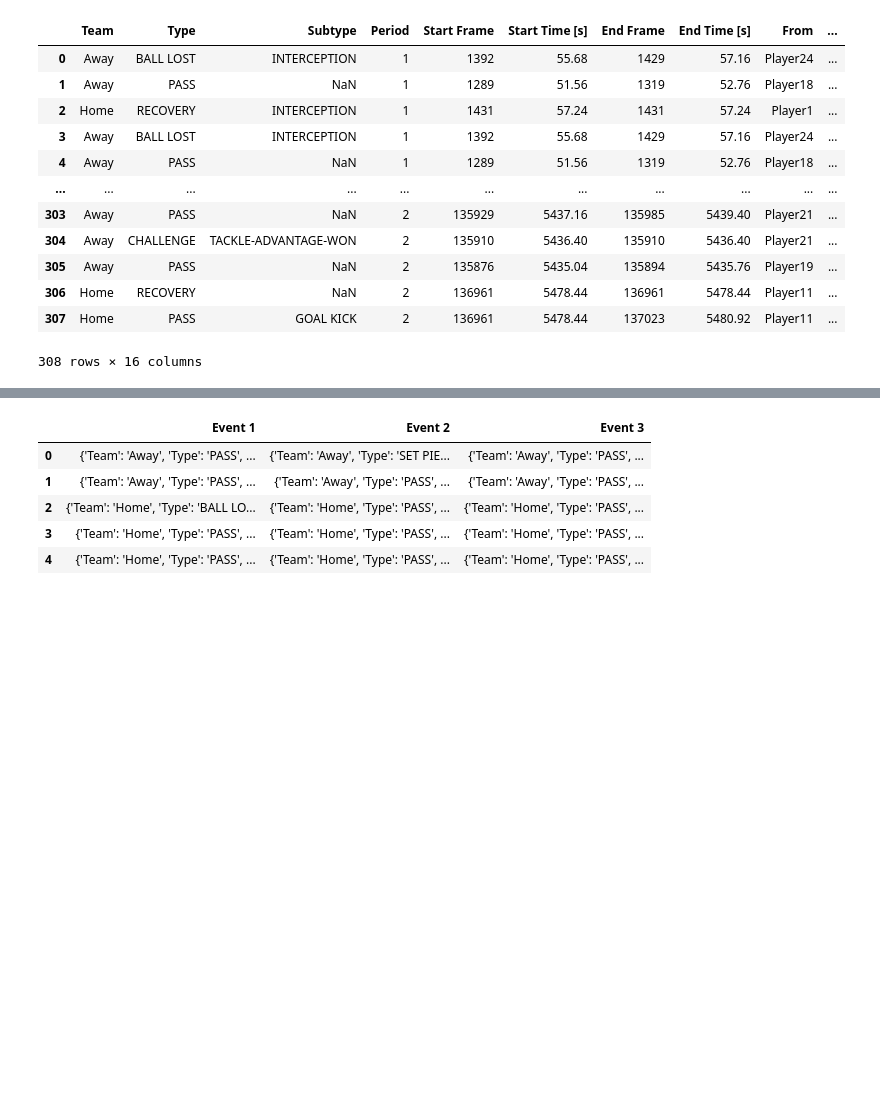
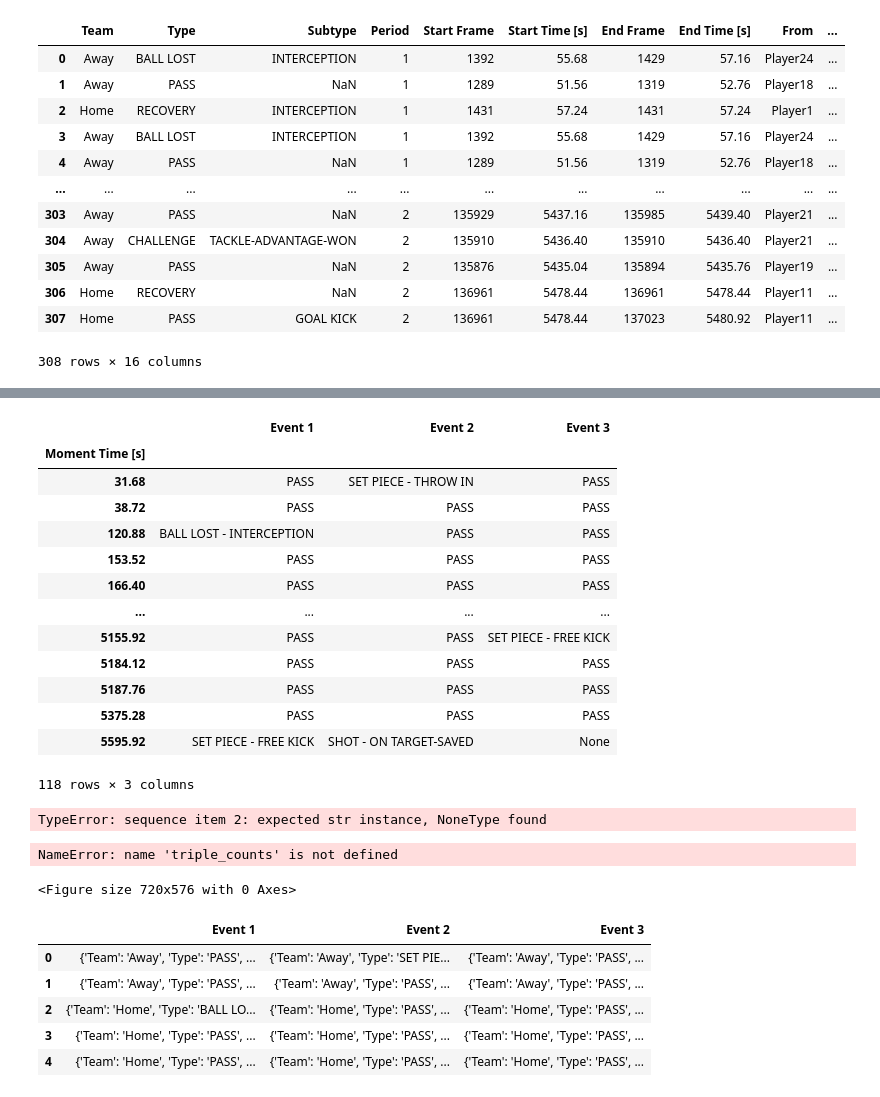
Before and after one commit to nahiid/Soccer-High-Pressure-Moments, a Jupyter notebook: src/high_pre_soccer.ipynb, the cells around one changed output, grey strips where cells are left out. Cells and saved outputs as stored; diff of their text form; code cells hidden in the pictures; blank space fills up the shorter version.

```diff
--- a/src/high_pre_soccer.ipynb
+++ b/src/high_pre_soccer.ipynb
@@ -886 +898,41 @@ leading_events_away
+# %%
+# Grouping the data by 'Moment Time [s]' and creating triples of 'Type_s'
+triples = leading_events_away.groupby('Moment Time [s]')['Type_s'].apply(lambda x: list(x)[:3])
+
+# Convert the Series to a DataFrame for easier visualization
+triples_df = pd.DataFrame(triples.tolist(), index=triples.index, columns=['Event 1', 'Event 2', 'Event 3'])
+
+# Display the first few rows of the triples DataFrame
+triples_df
+# %% [output]
+|  | Event 1 | Event 2 | Event 3 |
+| Moment Time [s] |  |  |  |
+| 31.68 | PASS | SET PIECE - THROW IN | PASS |
+| 38.72 | PASS | PASS | PASS |
+| 120.88 | BALL LOST - INTERCEPTION | PASS | PASS |
+| 153.52 | PASS | PASS | PASS |
+| 166.40 | PASS | PASS | PASS |
+| ... | ... | ... | ... |
+| 5155.92 | PASS | PASS | SET PIECE - FREE KICK |
+| 5184.12 | PASS | PASS | PASS |
+| 5187.76 | PASS | PASS | PASS |
+| 5375.28 | PASS | PASS | PASS |
+| 5595.92 | SET PIECE - FREE KICK | SHOT - ON TARGET-SAVED | None |
+118 rows × 3 columns
+# %%
+# Counting the frequency of each triple
+triple_counts = triples_df.apply(lambda row: ' - '.join(row), axis=1).value_counts()
+# %% [output]
+TypeError: sequence item 2: expected str instance, NoneType found
+# %%
+# Creating a bar plot for the most common triples
+plt.figure(figsize=(10, 8))
+sns.barplot(y=triple_counts.index[:10], x=triple_counts.values[:10])  # Displaying top 10 triples
+plt.title('Top 10 Most Common Triples of Event Types')
+plt.xlabel('Frequency')
+plt.ylabel('Triples of Event Types')
+plt.show()
+# %% [output]
+NameError: name 'triple_counts' is not defined
+<Figure size 720x576 with 0 Axes>
 # %%
```
Also changed, not shown: parts of 18 cells of this notebook.
